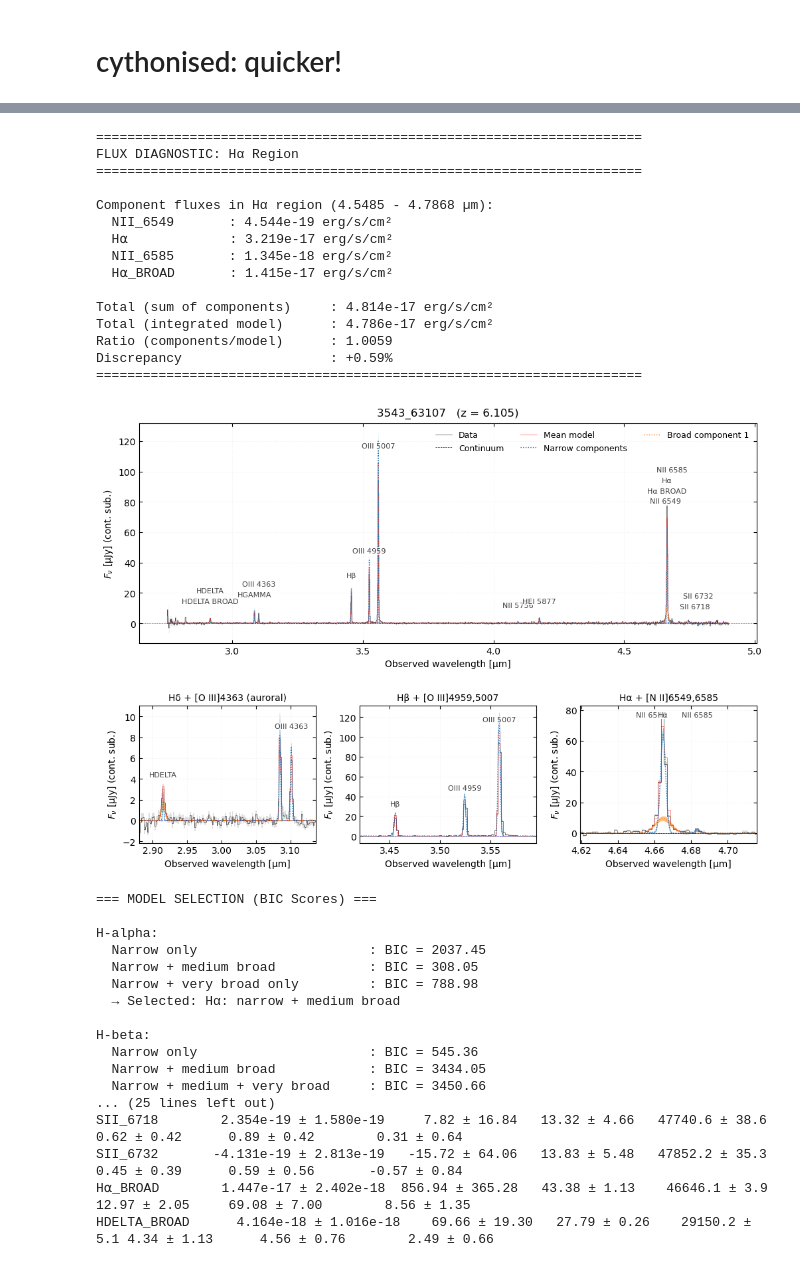
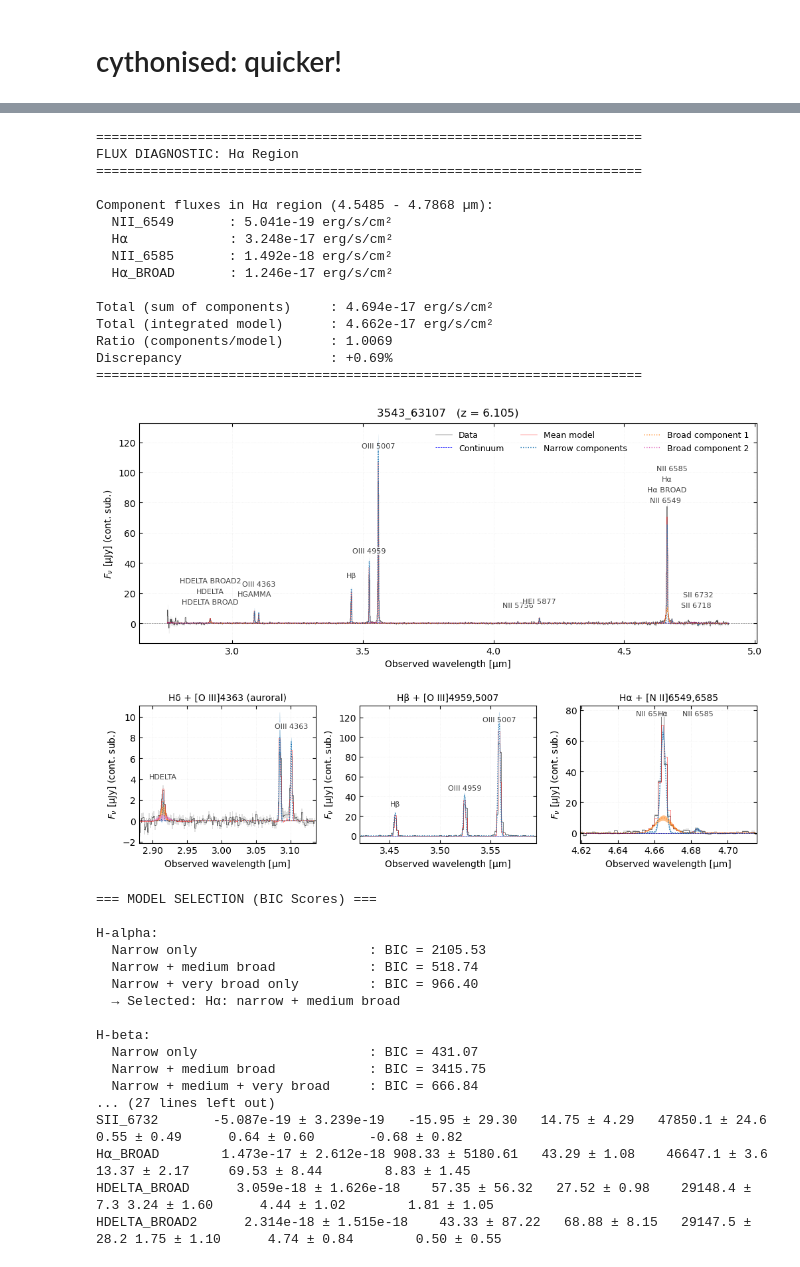
Before and after one commit to raunaq-rai/pyRSR, a Jupyter notebook: docs/notebooks/broad_line_example.ipynb, the cells around one changed output, grey strips where cells are left out. Drawn from its saved outputs; the diff is of its cells as text; code cells hidden in the pictures.

Commit message:
moving average implementation for continuum approximation

```diff
--- a/docs/notebooks/broad_line_example.ipynb
+++ b/docs/notebooks/broad_line_example.ipynb
@@ -249,7 +249,6 @@ boot = broad_fit(
     source_id=target_msaid,
     n_boot=200,
     lyman_cut=None,
-    deg=2,
     random_state=21,
     continuum_windows=None,
     plot=True,
@@ -261,6 +260,8 @@ boot = broad_fit(
     broad_mode="auto",
     verbose=True,
     plot_unit='fnu',
+    continuum_fit="moving_average",
+    continuum_movavg_window_um=0.05,
 )
 
 print_bootstrap_line_table_broad(boot)
@@ -285,33 +286,33 @@ Fit with lines=['HDELTA', 'HGAMMA', 'OIII_4363', 'HBETA', 'OIII_4959', 'OIII_500
 ======================================================================
 FLUX DIAGNOSTIC: Hα Region
 ======================================================================
 
 Component fluxes in Hα region (4.5485 - 4.7868 µm):
-  NII_6549       : 4.544e-19 erg/s/cm²
-  H⍺             : 3.219e-17 erg/s/cm²
-  NII_6585       : 1.345e-18 erg/s/cm²
-  H⍺_BROAD       : 1.415e-17 erg/s/cm²
+  NII_6549       : 5.041e-19 erg/s/cm²
+  H⍺             : 3.248e-17 erg/s/cm²
+  NII_6585       : 1.492e-18 erg/s/cm²
+  H⍺_BROAD       : 1.246e-17 erg/s/cm²
 
-Total (sum of components)     : 4.814e-17 erg/s/cm²
-Total (integrated model)      : 4.786e-17 erg/s/cm²
-Ratio (components/model)      : 1.0059
-Discrepancy                   : +0.59%
+Total (sum of components)     : 4.694e-17 erg/s/cm²
+Total (integrated model)      : 4.662e-17 erg/s/cm²
+Ratio (components/model)      : 1.0069
+Discrepancy                   : +0.69%
 ======================================================================
-[figure, old version]
+[figure, new version]
 === MODEL SELECTION (BIC Scores) ===
 
 H-alpha:
-  Narrow only                      : BIC = 2037.45
-  Narrow + medium broad            : BIC = 308.05
-  Narrow + very broad only         : BIC = 788.98
+  Narrow only                      : BIC = 2105.53
+  Narrow + medium broad            : BIC = 518.74
+  Narrow + very broad only         : BIC = 966.40
   → Selected: Hα: narrow + medium broad
 
 H-beta:
-  Narrow only                      : BIC = 545.36
-  Narrow + medium broad            : BIC = 3434.05
-  Narrow + medium + very broad     : BIC = 3450.66
-... (25 lines left out)
-SII_6718        2.354e-19 ± 1.580e-19     7.82 ± 16.84   13.32 ± 4.66   47740.6 ± 38.6 0.62 ± 0.42      0.89 ± 0.42        0.31 ± 0.64
-SII_6732       -4.131e-19 ± 2.813e-19   -15.72 ± 64.06   13.83 ± 5.48   47852.2 ± 35.3 0.45 ± 0.39      0.59 ± 0.56       -0.57 ± 0.84
-H⍺_BROAD        1.447e-17 ± 2.402e-18  856.94 ± 365.28   43.38 ± 1.13    46646.1 ± 3.9 12.97 ± 2.05     69.08 ± 7.00        8.56 ± 1.35
-HDELTA_BROAD      4.164e-18 ± 1.016e-18    69.66 ± 19.30   27.79 ± 0.26    29150.2 ± 5.1 4.34 ± 1.13      4.56 ± 0.76        2.49 ± 0.66
+  Narrow only                      : BIC = 431.07
+  Narrow + medium broad            : BIC = 3415.75
+  Narrow + medium + very broad     : BIC = 666.84
+... (27 lines left out)
+SII_6732       -5.087e-19 ± 3.239e-19   -15.95 ± 29.30   14.75 ± 4.29   47850.1 ± 24.6 0.55 ± 0.49      0.64 ± 0.60       -0.68 ± 0.82
+H⍺_BROAD        1.473e-17 ± 2.612e-18 908.33 ± 5180.61   43.29 ± 1.08    46647.1 ± 3.6 13.37 ± 2.17     69.53 ± 8.44        8.83 ± 1.45
+HDELTA_BROAD      3.059e-18 ± 1.626e-18    57.35 ± 56.32   27.52 ± 0.98    29148.4 ± 7.3 3.24 ± 1.60      4.44 ± 1.02        1.81 ± 1.05
+HDELTA_BROAD2      2.314e-18 ± 1.515e-18    43.33 ± 87.22   68.88 ± 8.15   29147.5 ± 28.2 1.75 ± 1.10      4.74 ± 0.84        0.50 ± 0.55
```
Also changed, not shown: parts of 1 cell of this notebook, 6 other files.
